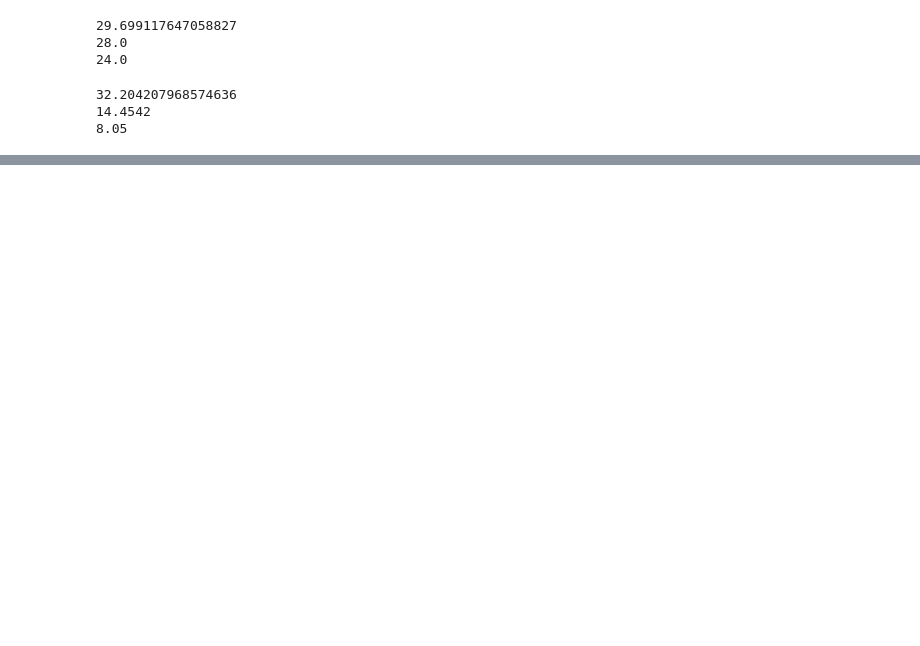
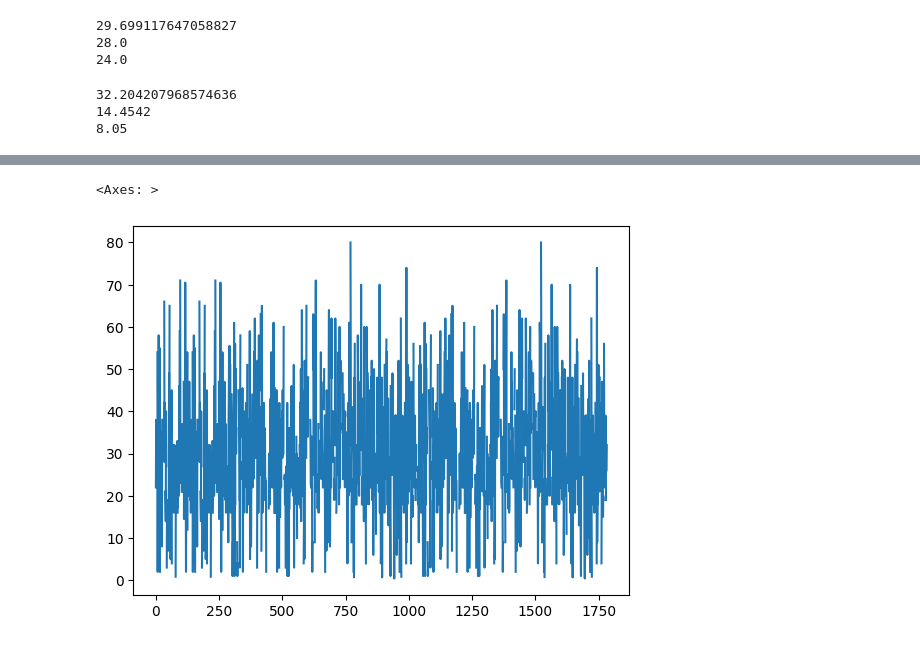
Before and after one commit to Digvijay1000/Pandas, a Jupyter notebook: Digvi_start_to_end_pandas.ipynb, the cells around one changed output, grey strips where cells are left out. Saved outputs shown, nothing was run; the diff lists cells and outputs as text; code cells hidden in the pictures; blank space fills up the shorter version.

```diff
--- a/Digvi_start_to_end_pandas.ipynb
+++ b/Digvi_start_to_end_pandas.ipynb
@@ -1222,0 +1425,5 @@ print(titanic['Fare'].mode()[0])
+# %%
+titanic['Age'].plot()
+# %% [output]
+<Axes: >
+[figure, added]
```
Also changed, not shown: parts of 38 cells of this notebook.
